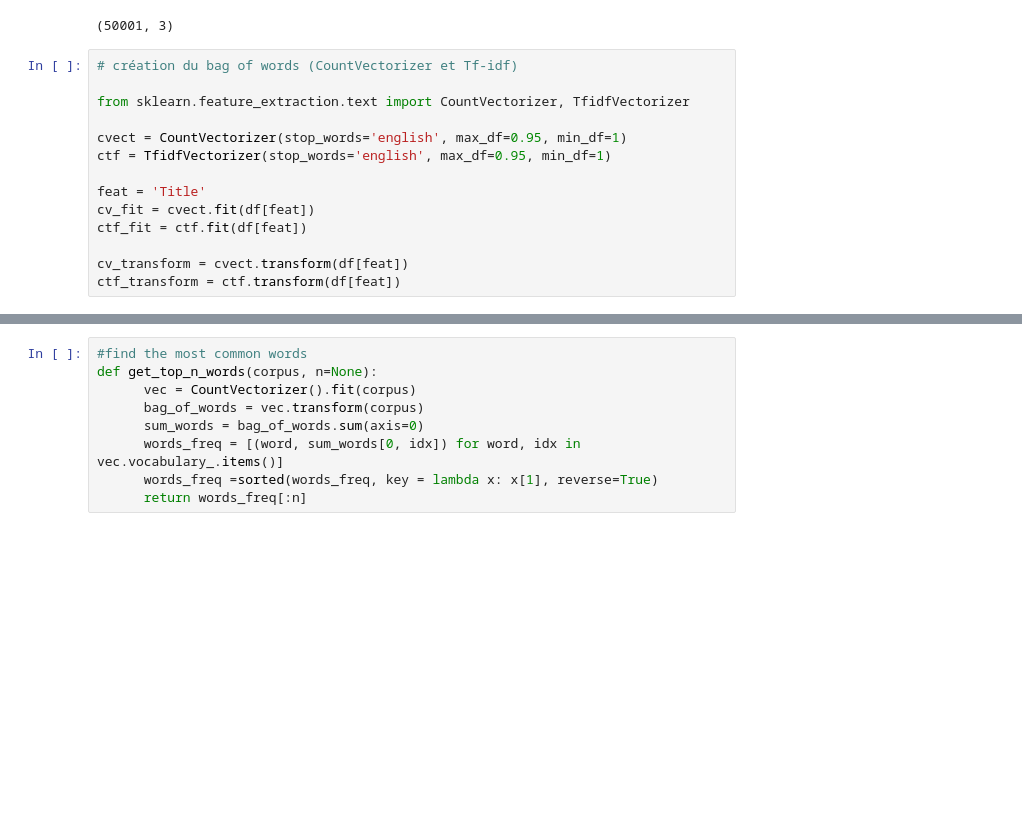
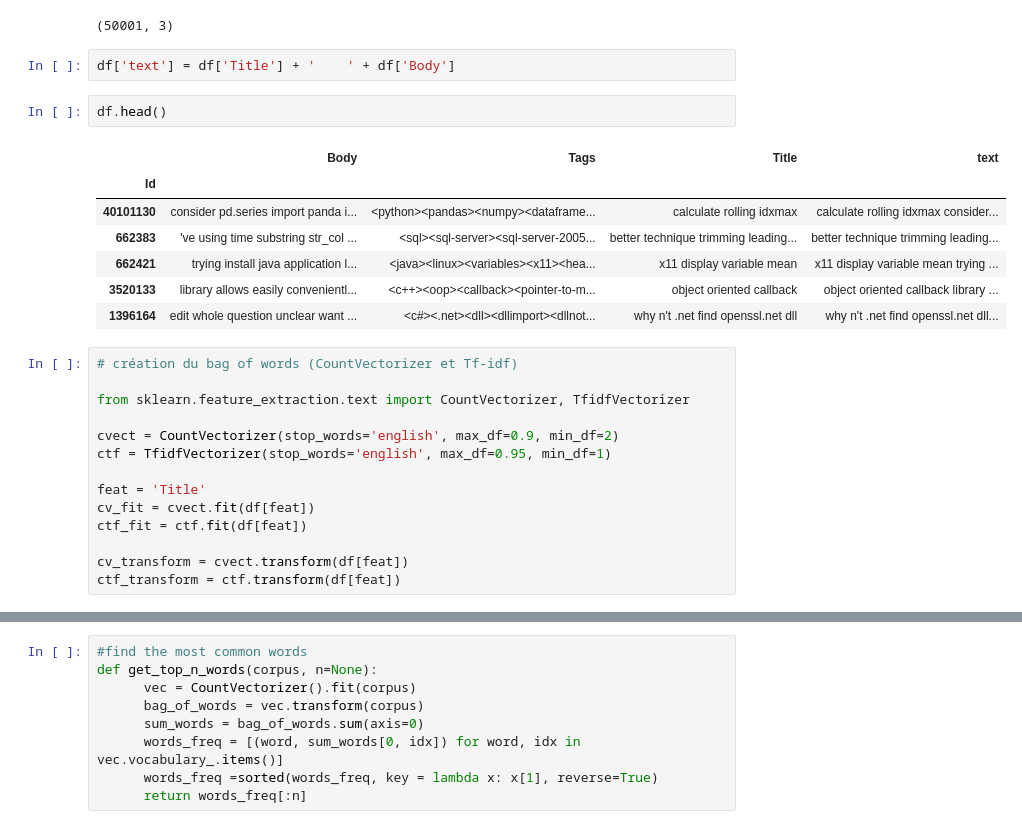
Before and after one commit to ThomasMeb/Classifier_Questions_StackOverflow, a Jupyter notebook: Mebarki_Thomas_notebook_exploration_032023.ipynb, the cells around one changed output, grey strips where cells are left out. Saved outputs shown, nothing was run; the diff lists cells and outputs as text; blank space fills up the shorter version.

```diff
--- a/Mebarki_Thomas_notebook_exploration_032023.ipynb
+++ b/Mebarki_Thomas_notebook_exploration_032023.ipynb
@@ -293,12 +293,24 @@ working existing web application us rail devise task moment add json api applica
 df.shape
 # %% [output]
 (50001, 3)
+# %%
+df['text'] = df['Title'] + '    ' + df['Body']
+# %%
+df.head()
+# %% [output]
+|  | Body | Tags | Title | text |
+| Id |  |  |  |  |
+| 40101130 | consider pd.series import panda i... | <python><pandas><numpy><dataframe... | calculate rolling idxmax | calculate rolling idxmax consider... |
+| 662383 | 've using time substring str_col ... | <sql><sql-server><sql-server-2005... | better technique trimming leading... | better technique trimming leading... |
+| 662421 | trying install java application l... | <java><linux><variables><x11><hea... | x11 display variable mean | x11 display variable mean trying ... |
+| 3520133 | library allows easily convenientl... | <c++><oop><callback><pointer-to-m... | object oriented callback | object oriented callback library ... |
+| 1396164 | edit whole question unclear want ... | <c#><.net><dll><dllimport><dllnot... | why n't .net find openssl.net dll | why n't .net find openssl.net dll... |
 # %%
 # création du bag of words (CountVectorizer et Tf-idf)
 
 from sklearn.feature_extraction.text import CountVectorizer, TfidfVectorizer
 
-cvect = CountVectorizer(stop_words='english', max_df=0.95, min_df=1)
+cvect = CountVectorizer(stop_words='english', max_df=0.9, min_df=2)
 ctf = TfidfVectorizer(stop_words='english', max_df=0.95, min_df=1)
 
 feat = 'Title'
```
Also changed, not shown: parts of 6 cells of this notebook, 1 other file.
